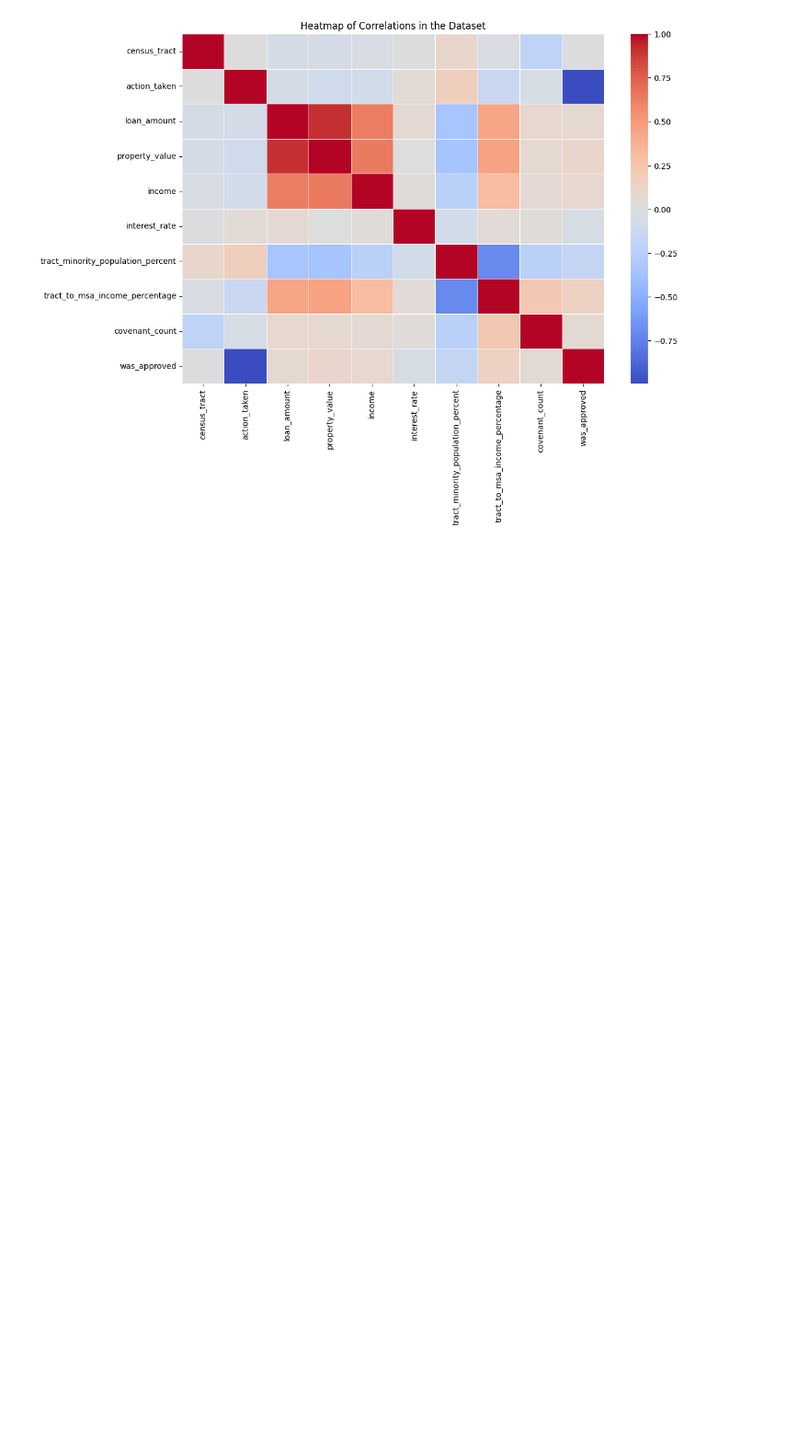
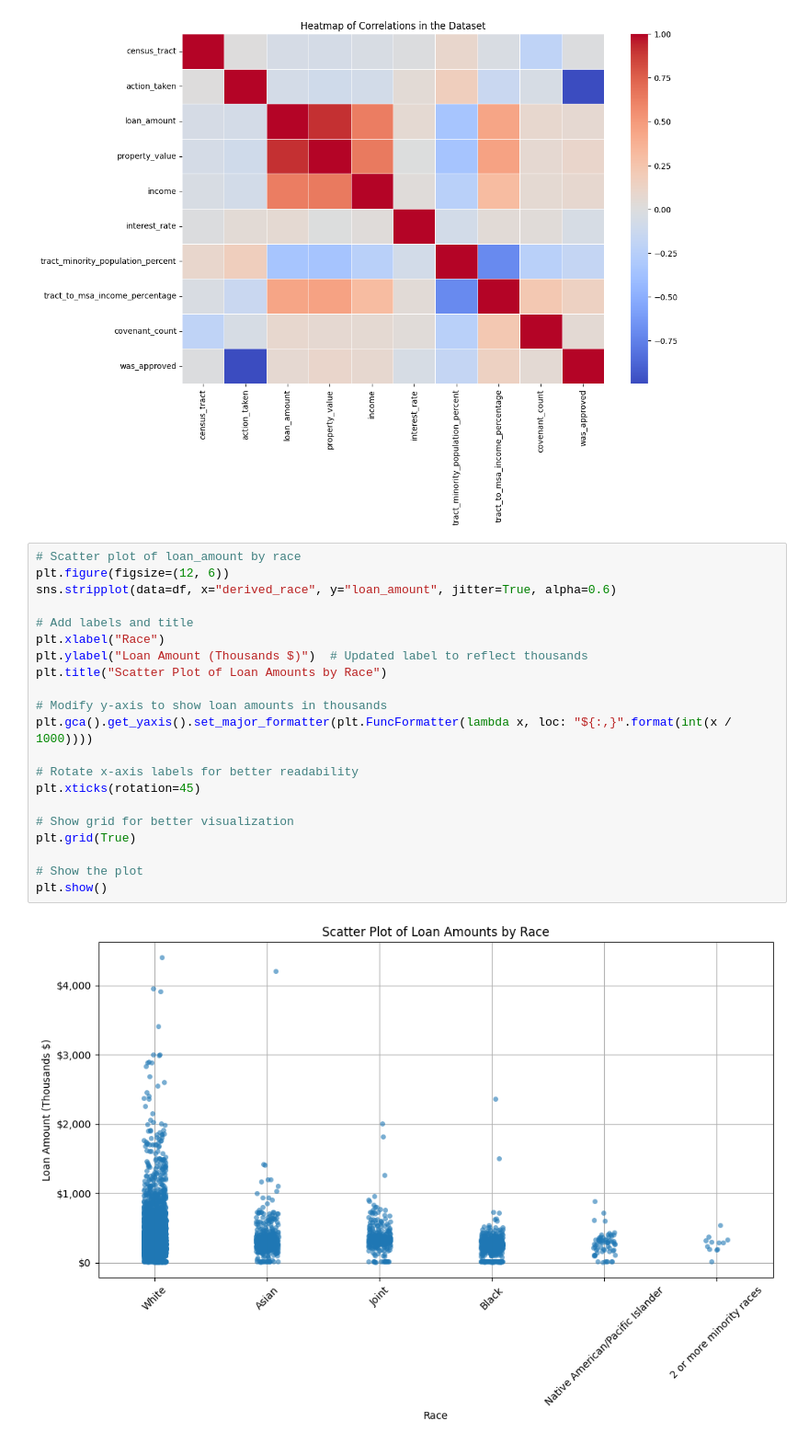
Before and after one commit to Group4-s2025/DATA-6550-Algorithms, a Jupyter notebook: Module_4_Project_Group_4.ipynb, the cells around one changed output. Shown at 92% size. Drawn from its saved outputs; the diff is of its cells as text; blank space fills up the shorter version.

```diff
--- a/Module_4_Project_Group_4.ipynb
+++ b/Module_4_Project_Group_4.ipynb
@@ -187,3 +187,26 @@ plt.title('Heatmap of Correlations in the Dataset')
 plt.show()
 # %% [output]
 [figure]
+# %%
+# Scatter plot of loan_amount by race
+plt.figure(figsize=(12, 6))
+sns.stripplot(data=df, x="derived_race", y="loan_amount", jitter=True, alpha=0.6)
+
+# Add labels and title
+plt.xlabel("Race")
+plt.ylabel("Loan Amount (Thousands $)")  # Updated label to reflect thousands
+plt.title("Scatter Plot of Loan Amounts by Race")
+
+# Modify y-axis to show loan amounts in thousands
+plt.gca().get_yaxis().set_major_formatter(plt.FuncFormatter(lambda x, loc: "${:,}".format(int(x / 1000))))
+
+# Rotate x-axis labels for better readability
+plt.xticks(rotation=45)
+
+# Show grid for better visualization
+plt.grid(True)
+
+# Show the plot
+plt.show()
+# %% [output]
+[figure, added]
```
Also changed, not shown: parts of 1 cell of this notebook.
